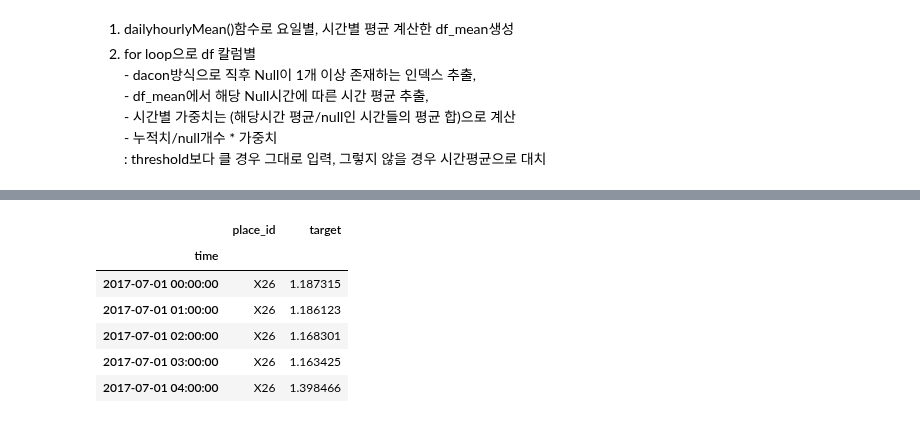
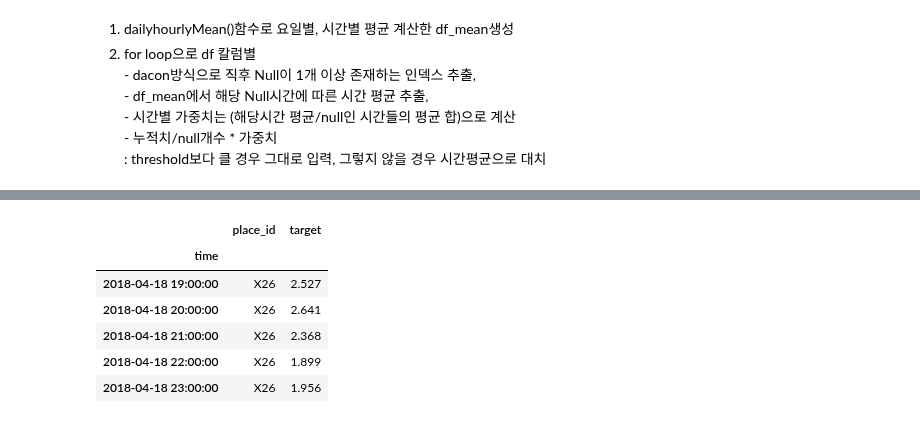
Before and after one commit to yagippi27/DACON_CONTEST_2019, a Jupyter notebook: SOOMIN/02_4. 전처리_Dacon+요일시간별 가중치+ARIMA.ipynb, the cells around one changed output, grey strips where cells are left out. Drawn from its saved outputs; the diff is of its cells as text; code cells hidden in the pictures.

```diff
--- a/SOOMIN/02_4. 전처리_Dacon+요일시간별 가중치+ARIMA.ipynb
+++ b/SOOMIN/02_4. 전처리_Dacon+요일시간별 가중치+ARIMA.ipynb
@@ -220,2 +64,3 @@ plt.show()
 # %%
-test2 = test
+test2 = test.copy()
+changed_test = DaconDHmeanPrep(test2)
@@ -304,16 +71,0 @@ test.head()
-# %%
-hourly = test.groupby('hour').mean()
-c = hourly.columns
-
-test2 = pd.DataFrame()
-
-n=0
-for i in c:
-    n +=1
-    li = test[test[i].isnull()].index
-    df = pd.DataFrame(test[i])
-
-    print("%d. current column: %s, NaN count: %d" %(n, i, len(li)))
-    for time in li:
-        df.loc[time] = hourly[i][time.hour]
-    test2 = pd.concat([test2,df], axis=1)
@@ -358,0 +76,3 @@ submission = pd.read_csv("data/submission.csv")
+# %%
+new_test = changed_test.dropna()
+new_test.shape
@@ -359,20 +92,21 @@ submission = pd.read_csv("data/submission.csv")
 # %%
 time = []; place_id = []; target = []
 
-for i in test3.columns:
-    for j in range(len(test3)):
+# test3 데이터프레임을 time인덱스, 미터ID(place_id)칼럼, 측정값(target)칼럼으로 정비
+for i in new_test.columns:
+    for j in range(len(new_test)):
         place_id.append(i)
-        time.append(test3.index[j])
-        target.append(test3[i].iloc[j])
-new_df = pd.DataFrame({'place_id': place_id, 'time':time, 'target': target})
-new_df = new_df.dropna()
-new_df = new_df.set_index('time')
-new_df.head()
+        time.append(new_test.index[j])
+        target.append(new_test[i].iloc[j])
+new_test2 = pd.DataFrame({'place_id': place_id, 'time':time, 'target': target})
+new_test2 = new_test2.dropna()
+new_test2 = new_test2.set_index('time')
+new_test2.head()
 # %% [output]
 |  | place_id | target |
 | time |  |  |
-| 2017-07-01 00:00:00 | X26 | 1.187315 |
-| 2017-07-01 01:00:00 | X26 | 1.186123 |
-| 2017-07-01 02:00:00 | X26 | 1.168301 |
-| 2017-07-01 03:00:00 | X26 | 1.163425 |
-| 2017-07-01 04:00:00 | X26 | 1.398466 |
+| 2018-04-18 19:00:00 | X26 | 2.527 |
+| 2018-04-18 20:00:00 | X26 | 2.641 |
+| 2018-04-18 21:00:00 | X26 | 2.368 |
+| 2018-04-18 22:00:00 | X26 | 1.899 |
+| 2018-04-18 23:00:00 | X26 | 1.956 |
```
Also changed, not shown: parts of 49 cells of this notebook, 3 other files.
